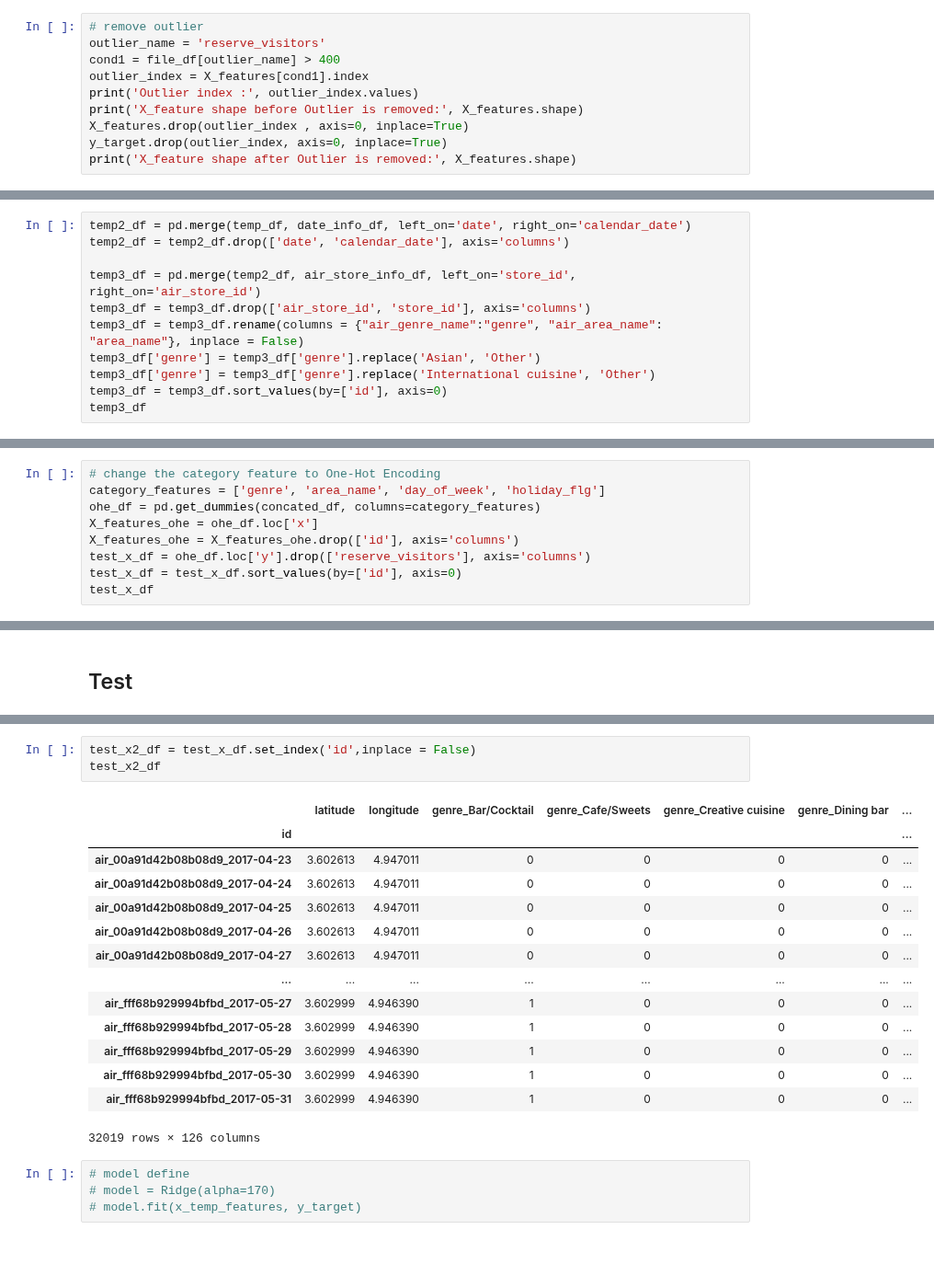
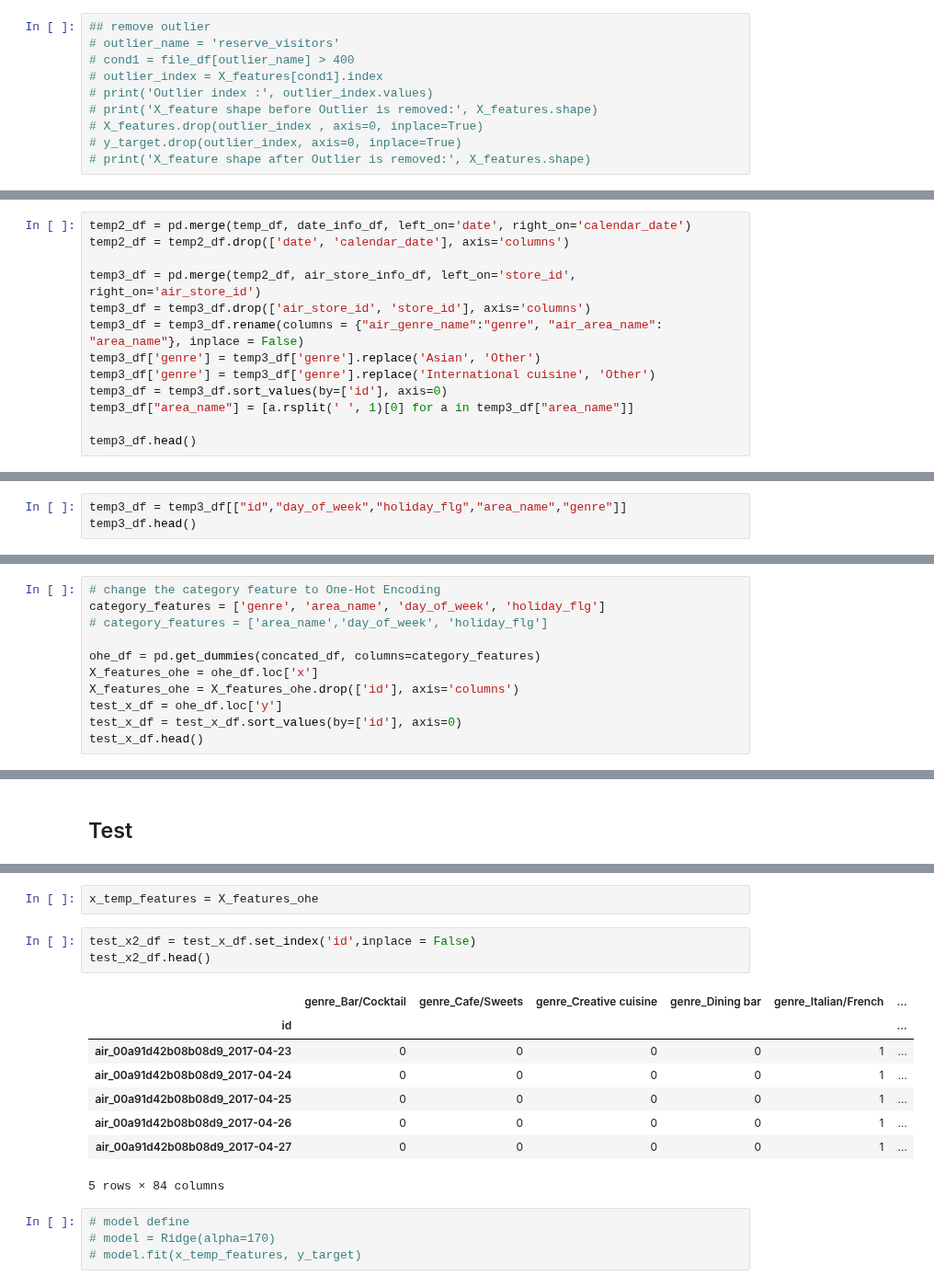
Before and after one commit to dlgur1994/Hackerthon1_Aiffel, a Jupyter notebook: Jinwoo/kaggle3.ipynb, the cells around one changed output, grey strips where cells are left out. Shown at 92% size. Drawn from its saved outputs; the diff is of its cells as text; blank space fills up the shorter version.

```diff
--- a/Jinwoo/kaggle3.ipynb
+++ b/Jinwoo/kaggle3.ipynb
@@ -431,10 +433,10 @@ for feature in X_features.drop(category_features, axis=1, inplace=False):
 # %%
-# remove outlier
-outlier_name = 'reserve_visitors'
-cond1 = file_df[outlier_name] > 400
-outlier_index = X_features[cond1].index
-print('Outlier index :', outlier_index.values)
-print('X_feature shape before Outlier is removed:', X_features.shape)
-X_features.drop(outlier_index , axis=0, inplace=True)
-y_target.drop(outlier_index, axis=0, inplace=True)
-print('X_feature shape after Outlier is removed:', X_features.shape)
+## remove outlier
+# outlier_name = 'reserve_visitors'
+# cond1 = file_df[outlier_name] > 400
+# outlier_index = X_features[cond1].index
+# print('Outlier index :', outlier_index.values)
+# print('X_feature shape before Outlier is removed:', X_features.shape)
+# X_features.drop(outlier_index , axis=0, inplace=True)
+# y_target.drop(outlier_index, axis=0, inplace=True)
+# print('X_feature shape after Outlier is removed:', X_features.shape)
@@ -487,6 +475,8 @@ temp3_df = temp3_df.rename(columns = {"air_genre_name":"genre", "air_area_name":
 temp3_df['genre'] = temp3_df['genre'].replace('Asian', 'Other')
 temp3_df['genre'] = temp3_df['genre'].replace('International cuisine', 'Other')
 temp3_df = temp3_df.sort_values(by=['id'], axis=0)
-temp3_df
+temp3_df["area_name"] = [a.rsplit(' ', 1)[0] for a in temp3_df["area_name"]]
+
+temp3_df.head()
 # %% [output]
 |  | id | day_of_week | holiday_flg | genre | area_name | latitude | longitude |
@@ -504,0 +488,3 @@ temp3_df
+# %%
+temp3_df = temp3_df[["id","day_of_week","holiday_flg","area_name","genre"]]
+temp3_df.head()
@@ -573,10 +550,12 @@ concated_df
 # %%
 # change the category feature to One-Hot Encoding
 category_features = ['genre', 'area_name', 'day_of_week', 'holiday_flg']
+# category_features = ['area_name','day_of_week', 'holiday_flg']
+
 ohe_df = pd.get_dummies(concated_df, columns=category_features)
 X_features_ohe = ohe_df.loc['x']
 X_features_ohe = X_features_ohe.drop(['id'], axis='columns')
-test_x_df = ohe_df.loc['y'].drop(['reserve_visitors'], axis='columns')
+test_x_df = ohe_df.loc['y']
 test_x_df = test_x_df.sort_values(by=['id'], axis=0)
-test_x_df
+test_x_df.head()
 # %% [output]
@@ -749,21 +709,17 @@ x_temp_features
+# %%
+x_temp_features = X_features_ohe
 # %%
 test_x2_df = test_x_df.set_index('id',inplace = False)
-test_x2_df
+test_x2_df.head()
 # %% [output]
-|  | latitude | longitude | genre_Bar/Cocktail | genre_Cafe/Sweets | genre_Creative cuisine | genre_Dining bar | ... |
-| id |  |  |  |  |  |  | ... |
-| air_00a91d42b08b08d9_2017-04-23 | 3.602613 | 4.947011 | 0 | 0 | 0 | 0 | ... |
-| air_00a91d42b08b08d9_2017-04-24 | 3.602613 | 4.947011 | 0 | 0 | 0 | 0 | ... |
-| air_00a91d42b08b08d9_2017-04-25 | 3.602613 | 4.947011 | 0 | 0 | 0 | 0 | ... |
-| air_00a91d42b08b08d9_2017-04-26 | 3.602613 | 4.947011 | 0 | 0 | 0 | 0 | ... |
-| air_00a91d42b08b08d9_2017-04-27 | 3.602613 | 4.947011 | 0 | 0 | 0 | 0 | ... |
-| ... | ... | ... | ... | ... | ... | ... | ... |
-| air_fff68b929994bfbd_2017-05-27 | 3.602999 | 4.946390 | 1 | 0 | 0 | 0 | ... |
-| air_fff68b929994bfbd_2017-05-28 | 3.602999 | 4.946390 | 1 | 0 | 0 | 0 | ... |
-| air_fff68b929994bfbd_2017-05-29 | 3.602999 | 4.946390 | 1 | 0 | 0 | 0 | ... |
-| air_fff68b929994bfbd_2017-05-30 | 3.602999 | 4.946390 | 1 | 0 | 0 | 0 | ... |
-| air_fff68b929994bfbd_2017-05-31 | 3.602999 | 4.946390 | 1 | 0 | 0 | 0 | ... |
+|  | genre_Bar/Cocktail | genre_Cafe/Sweets | genre_Creative cuisine | genre_Dining bar | genre_Italian/French | ... |
+| id |  |  |  |  |  | ... |
+| air_00a91d42b08b08d9_2017-04-23 | 0 | 0 | 0 | 0 | 1 | ... |
+| air_00a91d42b08b08d9_2017-04-24 | 0 | 0 | 0 | 0 | 1 | ... |
+| air_00a91d42b08b08d9_2017-04-25 | 0 | 0 | 0 | 0 | 1 | ... |
+| air_00a91d42b08b08d9_2017-04-26 | 0 | 0 | 0 | 0 | 1 | ... |
+| air_00a91d42b08b08d9_2017-04-27 | 0 | 0 | 0 | 0 | 1 | ... |
-32019 rows × 126 columns
+5 rows × 84 columns
 # %%
 # model define
 # model = Ridge(alpha=170)
```
Also changed, not shown: parts of 34 cells of this notebook.
